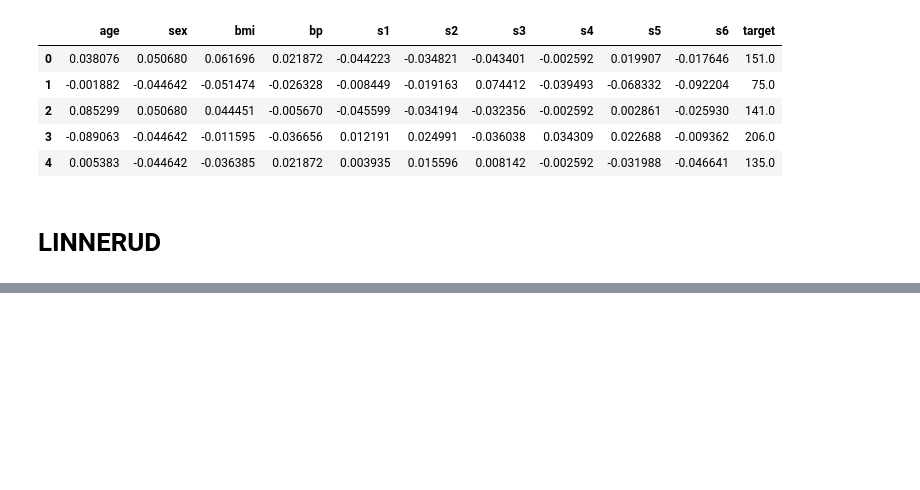
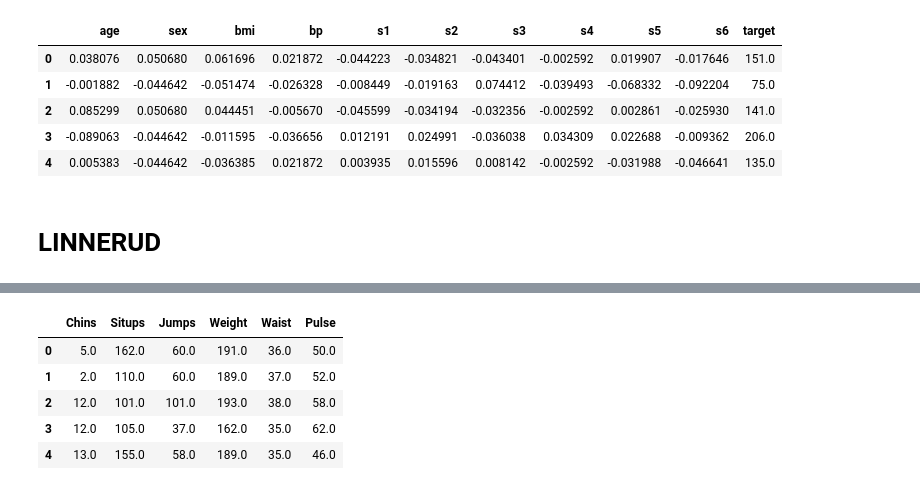
Before and after one commit to kenbi93/DNU_ML, a Jupyter notebook: l3.ipynb, the cells around one changed output, grey strips where cells are left out. Saved outputs shown, nothing was run; the diff lists cells and outputs as text; code cells hidden in the pictures; blank space fills up the shorter version.

```diff
--- a/l3.ipynb
+++ b/l3.ipynb
@@ -238,3 +238,11 @@ df_deabetes.head()
 | 4 | 0.005383 | -0.044642 | -0.036385 | 0.021872 | 0.003935 | 0.015596 | 0.008142 | -0.002592 | -0.031988 | -0.046641 | 135.0 |
 # %% [markdown]
 # LINNERUD
+# %%
+import pandas as pd
+import sklearn
+from sklearn.datasets import load_linnerud
+pd.reset_option('display.max_columns')
+# %%
+linnerud = load_linnerud()
+linnerud
@@ -240,0 +273,3 @@ df_deabetes.head()
+# %%
+df_exercise = pd.DataFrame(linnerud.data, columns=linnerud.feature_names)
+df_target = pd.DataFrame(linnerud.target, columns=linnerud.target_names)
@@ -240,0 +294,10 @@ df_deabetes.head()
+# %%
+df_linnerud = pd.concat([df_exercise, df_target], axis=1)
+df_linnerud.head()
+# %% [output]
+|  | Chins | Situps | Jumps | Weight | Waist | Pulse |
+| 0 | 5.0 | 162.0 | 60.0 | 191.0 | 36.0 | 50.0 |
+| 1 | 2.0 | 110.0 | 60.0 | 189.0 | 37.0 | 52.0 |
+| 2 | 12.0 | 101.0 | 101.0 | 193.0 | 38.0 | 58.0 |
+| 3 | 12.0 | 105.0 | 37.0 | 162.0 | 35.0 | 62.0 |
+| 4 | 13.0 | 155.0 | 58.0 | 189.0 | 35.0 | 46.0 |
```
Also changed, not shown: parts of 4 cells of this notebook.
